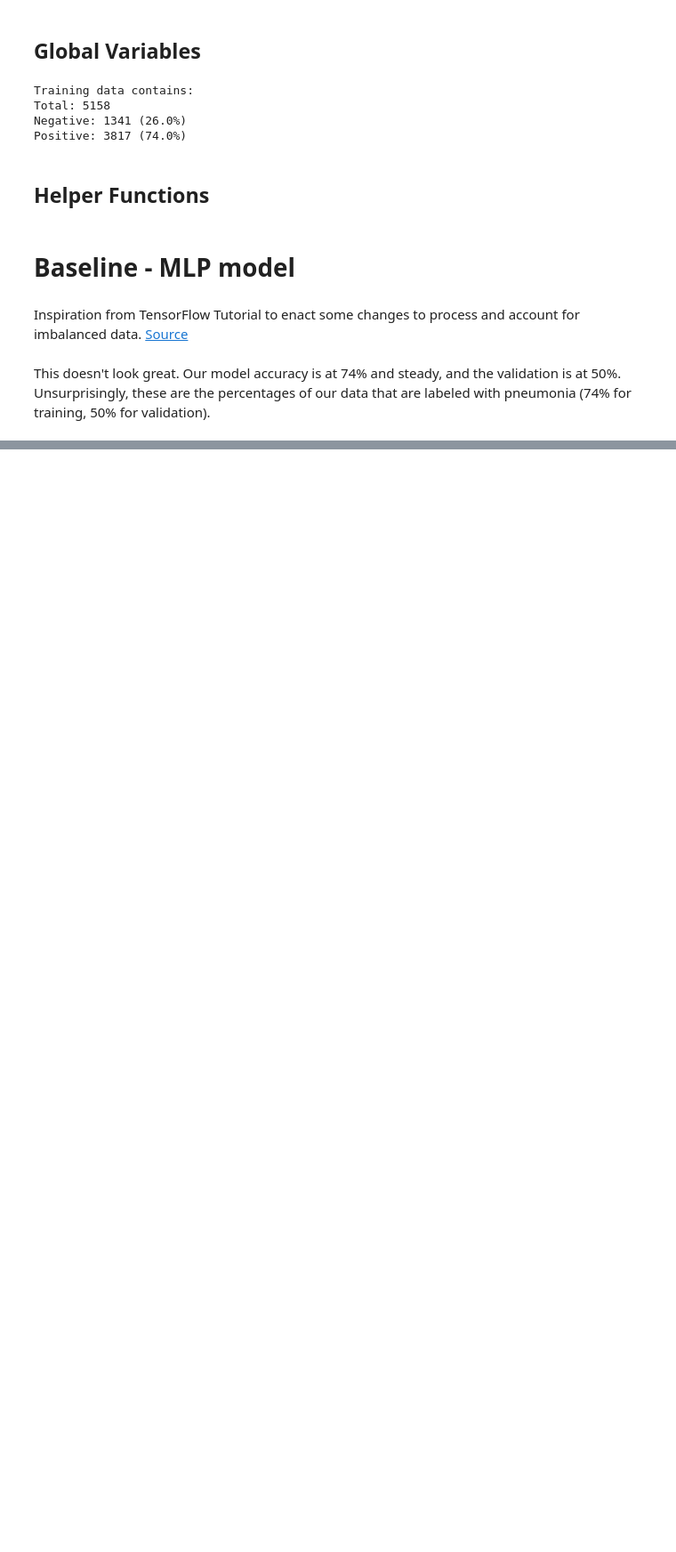
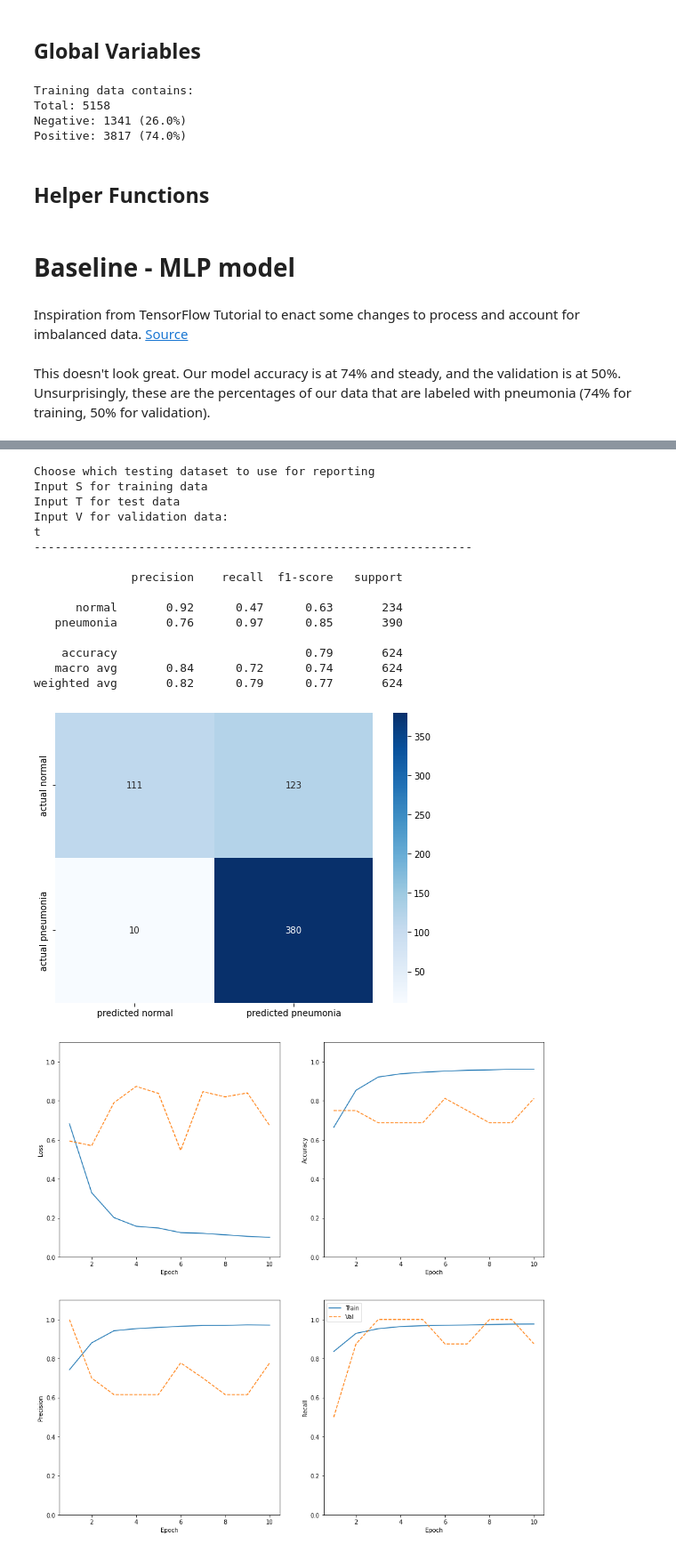
Before and after one commit to brtracy/phase_4_project, a Jupyter notebook: phase_4_project.ipynb, the cells around one changed output, grey strips where cells are left out. Shown at 89% size. Saved outputs shown, nothing was run; the diff lists cells and outputs as text; code cells hidden in the pictures; blank space fills up the shorter version.

Commit message:
cnn models 3-6

```diff
--- a/phase_4_project.ipynb
+++ b/phase_4_project.ipynb
@@ -175,0 +162,2 @@ small_images_df.describe()
+# %%
+small_images_df = all_images_df[all_images_df.height < 256].copy()
@@ -665,0 +516,10 @@ weighted avg       0.82      0.81      0.81        16
+# %%
+# set up the X train/test/val for CNNs
+X_train = X_train.reshape(len(X_train), 256, 256, 1)
+X_val = X_val.reshape(len(X_val), 256, 256, 1)
+X_test = X_test.reshape(len(X_test), 256, 256, 1)
+
+# verify shapes are accurate
+print(f"Train data/target shapes: {X_train.shape}, {y_train.shape}")
+print(f"Test data/target shapes: {X_test.shape}, {y_test.shape}")
+print(f"Val data/target shapes: {X_val.shape}, {y_val.shape}")
@@ -665,0 +532,31 @@ weighted avg       0.82      0.81      0.81        16
+# %%
+def make_cnn_model():
+
+    model = Sequential()
+    model.add(Conv2D(32, (3,3), activation='relu', input_shape=(256,256,1)))
+    model.add(MaxPooling2D((2,2)))
+    model.add(Conv2D(32, (3,3), activation='relu'))
+    model.add(MaxPooling2D((2,2)))
+    model.add(Conv2D(64, (3,3), activation='relu'))
+    model.add(MaxPooling2D((2,2)))
+    model.add(Conv2D(128, (3,3), activation='relu'))
+    model.add(Flatten())
+    model.add(Dense(256, activation='relu'))
+    model.add(Dropout(0.3))
+    model.add(Dense(1, activation='sigmoid'))
+    model.compile(loss='binary_crossentropy',
+                  optimizer='adam',
+                  metrics=METRICS)
+
+    return model
+
+cnn_model_v1 = make_cnn_model()
+cnn_model_v1.summary()
+# %%
+EPOCHS = 10
+BATCH_SIZE = 256
+
+cnn_model_v1_results = cnn_model_v1.fit(X_train, y_train,
+                                        batch_size=BATCH_SIZE,
+                                        epochs=EPOCHS,
+                                        validation_data=(X_val, y_val))
@@ -665,0 +584,20 @@ weighted avg       0.82      0.81      0.81        16
+# %%
+full_report(cnn_model_v1, cnn_model_v1_results)
+# %% [output]
+Choose which testing dataset to use for reporting
+Input S for training data
+Input T for test data
+Input V for validation data:
+t
+---------------------------------------------------------------
+
+              precision    recall  f1-score   support
+
+      normal       0.92      0.47      0.63       234
+   pneumonia       0.76      0.97      0.85       390
+
+    accuracy                           0.79       624
+   macro avg       0.84      0.72      0.74       624
+weighted avg       0.82      0.79      0.77       624
+[figure, added]
+[figure, added]
```
Also changed, not shown: parts of 85 cells of this notebook, 4 other files.
